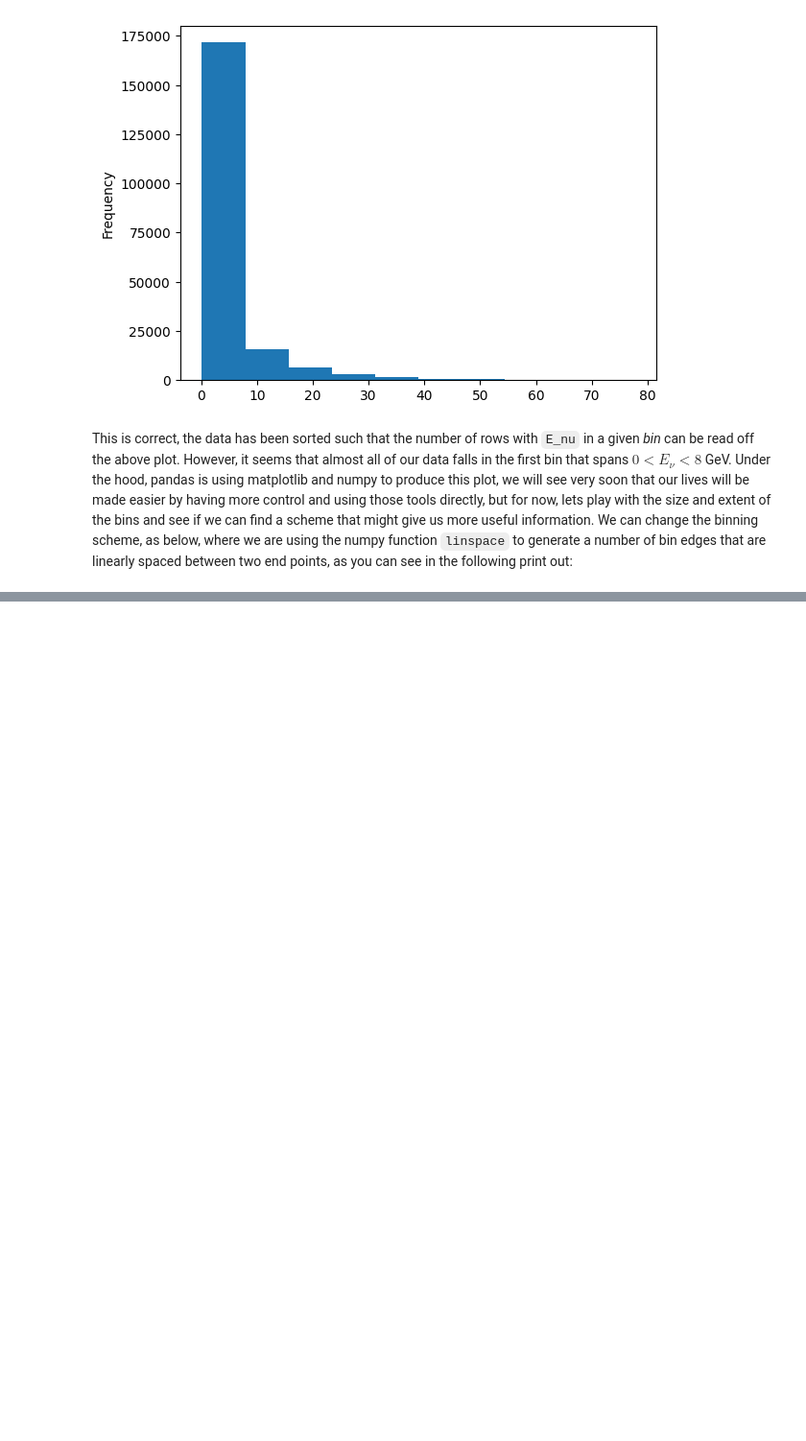
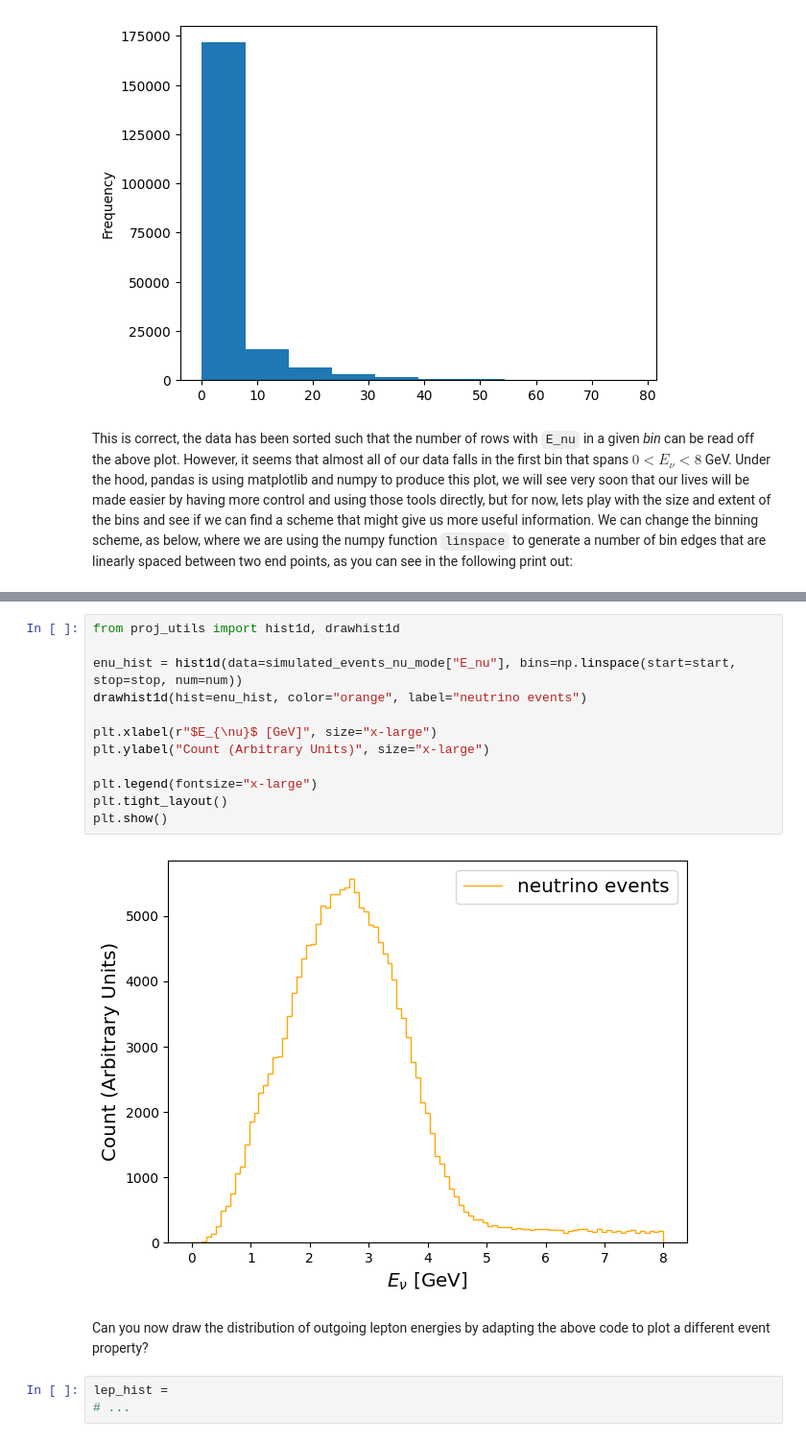
Before and after one commit to luketpickering/NuOscWE, a Jupyter notebook: EventSamples.ipynb, the cells around one changed output, grey strips where cells are left out. Shown at 96% size. Drawn from its saved outputs; the diff is of its cells as text; blank space fills up the shorter version.

```diff
--- a/EventSamples.ipynb
+++ b/EventSamples.ipynb
@@ -79,0 +117,19 @@ We will use a number of other ubiquitous python libraries in this analysis, most
+# %%
+from proj_utils import hist1d, drawhist1d
+
+enu_hist = hist1d(data=simulated_events_nu_mode["E_nu"], bins=np.linspace(start=start, stop=stop, num=num))
+drawhist1d(hist=enu_hist, color="orange", label="neutrino events")
+
+plt.xlabel(r"$E_{\nu}$ [GeV]", size="x-large")
+plt.ylabel("Count (Arbitrary Units)", size="x-large")
+
+plt.legend(fontsize="x-large")
+plt.tight_layout()
+plt.show()
+# %% [output]
+[figure, added]
+# %% [markdown]
+Can you now draw the distribution of outgoing lepton energies by adapting the above code to plot a different event property?
+# %%
+lep_hist =
+# ...
```
Also changed, not shown: parts of 10 cells of this notebook.
